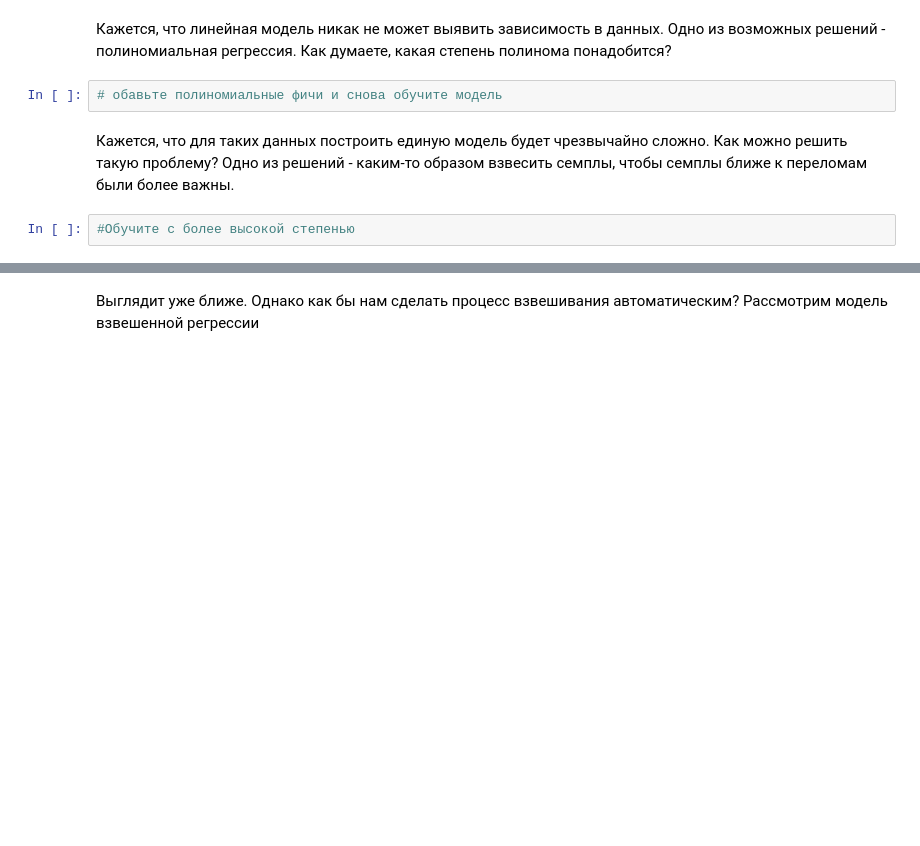
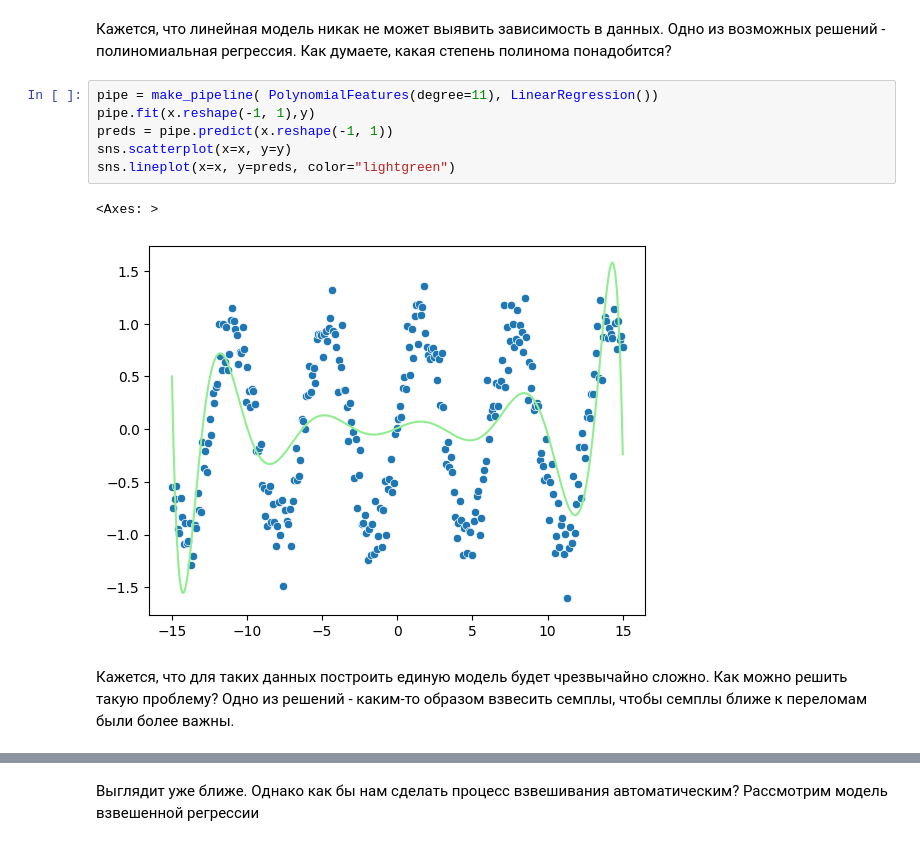
Before and after one commit to nuvard/spbu_machine_learning_spring_2024, a Jupyter notebook: loess-students.ipynb, the cells around one changed output, grey strips where cells are left out. Drawn from its saved outputs; the diff is of its cells as text; blank space fills up the shorter version.

```diff
--- a/loess-students.ipynb
+++ b/loess-students.ipynb
@@ -44,8 +53,13 @@ sns.scatterplot(x=x, y=y)
 # %% [markdown]
 Кажется, что линейная модель никак не может выявить зависимость в данных. Одно из возможных решений - полиномиальная регрессия. Как думаете, какая степень полинома понадобится?
-# %%
-# обавьте полиномиальные фичи и снова обучите модель
+# %%
+pipe = make_pipeline( PolynomialFeatures(degree=11), LinearRegression())
+pipe.fit(x.reshape(-1, 1),y)
+preds = pipe.predict(x.reshape(-1, 1))
+sns.scatterplot(x=x, y=y)
+sns.lineplot(x=x, y=preds, color="lightgreen")
+# %% [output]
+<Axes: >
+[figure, added]
 # %% [markdown]
 Кажется, что для таких данных построить единую модель будет чрезвычайно сложно. Как можно решить такую проблему? Одно из решений - каким-то образом взвесить семплы, чтобы семплы ближе к переломам были более важны.
-# %%
-#Обучите с более высокой степенью
```
Also changed, not shown: parts of 30 cells of this notebook, 1 other file.
